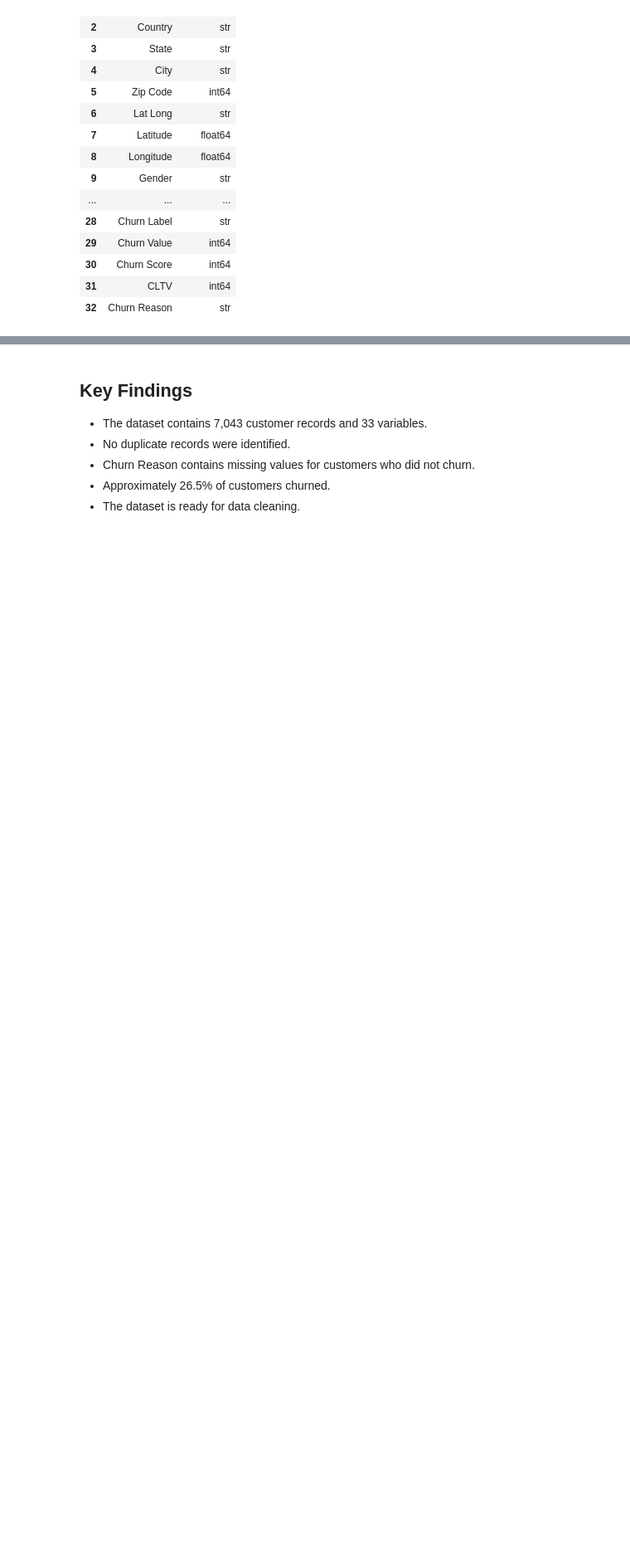
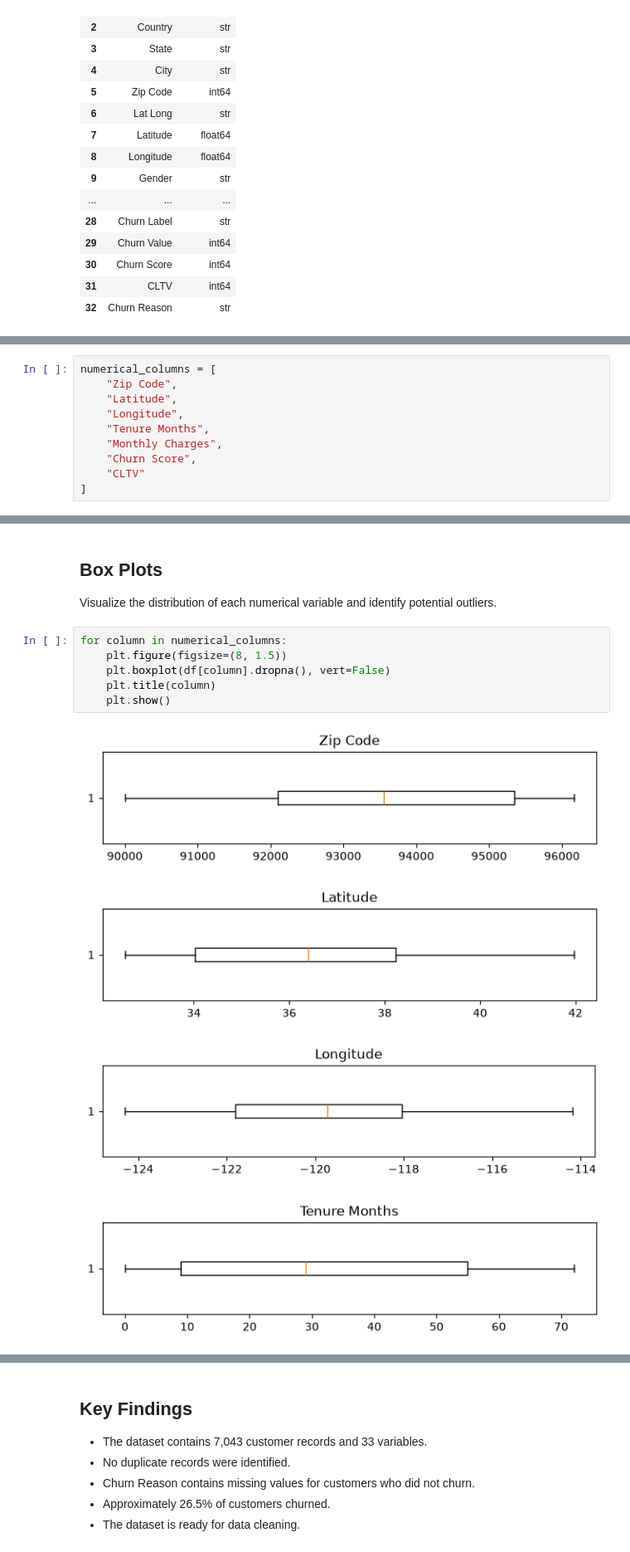
Before and after one commit to dennyhoang8/SkyLink-Telecom-Customer-Churn, a Jupyter notebook: notebooks/01_Data_Exploration.ipynb, the cells around one changed output, grey strips where cells are left out. Shown at 83% size. Drawn from its saved outputs; the diff is of its cells as text; blank space fills up the shorter version.

```diff
--- a/notebooks/01_Data_Exploration.ipynb
+++ b/notebooks/01_Data_Exploration.ipynb
@@ -208,0 +213,10 @@ data_dictionary
+# %%
+numerical_columns = [
+    "Zip Code",
+    "Latitude",
+    "Longitude",
+    "Tenure Months",
+    "Monthly Charges",
+    "Churn Score",
+    "CLTV"
+]
@@ -208,0 +238,15 @@ data_dictionary
+# %% [markdown]
+## Box Plots
+
+Visualize the distribution of each numerical variable and identify potential outliers.
+# %%
+for column in numerical_columns:
+    plt.figure(figsize=(8, 1.5))
+    plt.boxplot(df[column].dropna(), vert=False)
+    plt.title(column)
+    plt.show()
+# %% [output]
+[figure, added]
+[figure, added]
+[figure, added]
+[figure, added]
```
Also changed, not shown: parts of 5 cells of this notebook.
